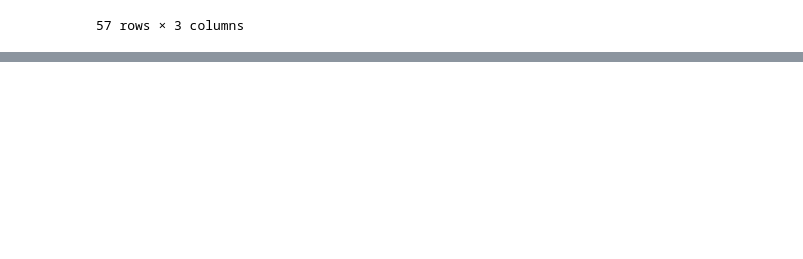
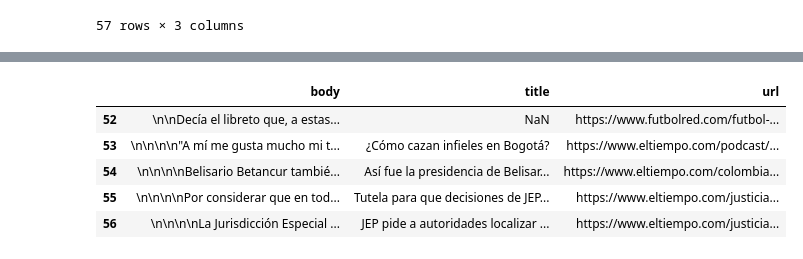
Before and after one commit to cris-her/ciencia-de-datos, a Jupyter notebook: Pandas Getting Started.ipynb, the cells around one changed output, grey strips where cells are left out. Saved outputs shown, nothing was run; the diff lists cells and outputs as text; code cells hidden in the pictures; blank space fills up the shorter version.

```diff
--- a/Pandas Getting Started.ipynb
+++ b/Pandas Getting Started.ipynb
@@ -178,3 +178,12 @@ el_tiempo.head()
 | 2 | \n\n\n\nPhilip Morris, la mayor t... | Multinacional Philip Morris avanz... | https://www.eltiempo.com/economia... |
 | 3 | \n\n\n\nVicente Torrijos fue nomb... | Polémica por falso doctorado del ... | https://www.eltiempo.com/politica... |
 | 4 | \n\n\n\nHay cosas que simplemente... | Según estudios, la música realza ... | https://www.eltiempo.com/contenid... |
+# %%
+el_tiempo.tail()
+# %% [output]
+|  | body | title | url |
+| 52 | \n\nDecía el libreto que, a estas... | NaN | https://www.futbolred.com/futbol-... |
+| 53 | \n\n\n\n"A mí me gusta mucho mi t... | ¿Cómo cazan infieles en Bogotá? | https://www.eltiempo.com/podcast/... |
+| 54 | \n\n\n\nBelisario Betancur tambié... | Así fue la presidencia de Belisar... | https://www.eltiempo.com/colombia... |
+| 55 | \n\n\n\nPor considerar que en tod... | Tutela para que decisiones de JEP... | https://www.eltiempo.com/justicia... |
+| 56 | \n\n\n\nLa Jurisdicción Especial ... | JEP pide a autoridades localizar ... | https://www.eltiempo.com/justicia... |
```
Also changed, not shown: parts of 5 cells of this notebook.
